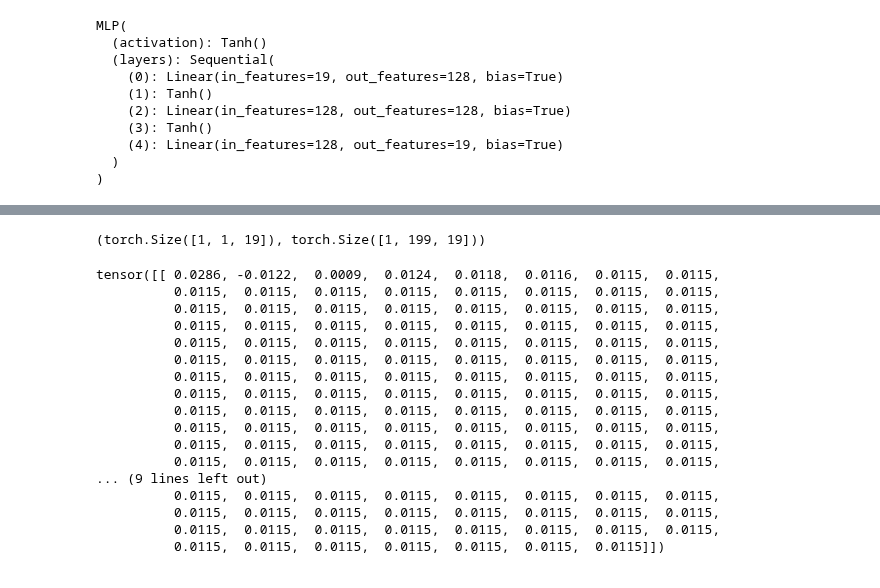
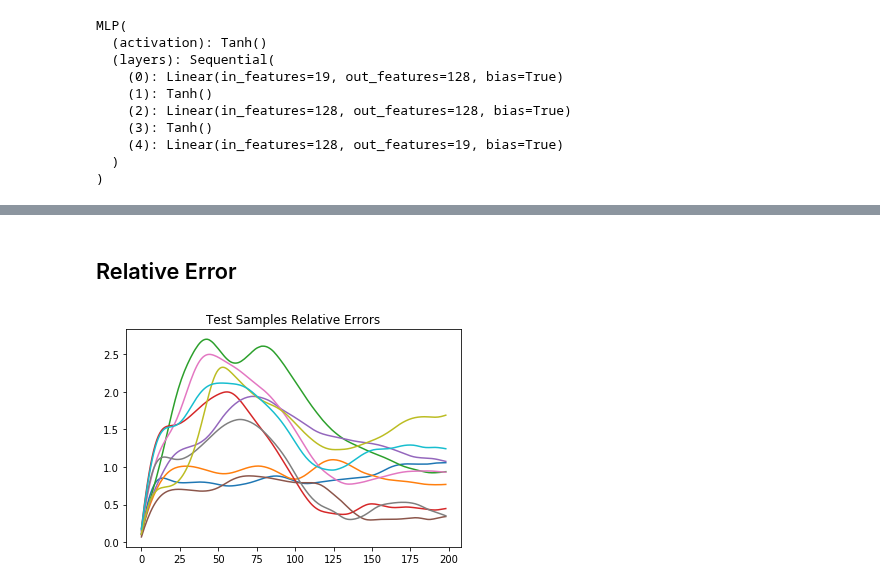
Before and after one commit to dwidemann/surrogates4sims, a Jupyter notebook: 08_latent_integration_network_mantaSVD.ipynb, the cells around one changed output, grey strips where cells are left out. Cells and saved outputs as stored; diff of their text form; code cells hidden in the pictures.

```diff
--- a/08_latent_integration_network_mantaSVD.ipynb
+++ b/08_latent_integration_network_mantaSVD.ipynb
@@ -736,42 +734,38 @@ np.mean(Err)
-# %%
-idx = 0 # choose one of the test samples
-testDataset = LatentVectors(test_data[idx:idx+1],doPreprocess=True,w=simLen-1,mx=x_mx,mn=x_mn)
-testDataLoader = DataLoader(dataset=testDataset, batch_size=1)
-X,y = next(iter(testDataLoader))
-X.shape, y.shape
-# %% [output]
-(torch.Size([1, 1, 19]), torch.Size([1, 199, 19]))
-# %%
-y[:,:,0]
-# %% [output]
-tensor([[ 0.0286, -0.0122,  0.0009,  0.0124,  0.0118,  0.0116,  0.0115,  0.0115,
-          0.0115,  0.0115,  0.0115,  0.0115,  0.0115,  0.0115,  0.0115,  0.0115,
-          0.0115,  0.0115,  0.0115,  0.0115,  0.0115,  0.0115,  0.0115,  0.0115,
-          0.0115,  0.0115,  0.0115,  0.0115,  0.0115,  0.0115,  0.0115,  0.0115,
-          0.0115,  0.0115,  0.0115,  0.0115,  0.0115,  0.0115,  0.0115,  0.0115,
-          0.0115,  0.0115,  0.0115,  0.0115,  0.0115,  0.0115,  0.0115,  0.0115,
-          0.0115,  0.0115,  0.0115,  0.0115,  0.0115,  0.0115,  0.0115,  0.0115,
-          0.0115,  0.0115,  0.0115,  0.0115,  0.0115,  0.0115,  0.0115,  0.0115,
-          0.0115,  0.0115,  0.0115,  0.0115,  0.0115,  0.0115,  0.0115,  0.0115,
-          0.0115,  0.0115,  0.0115,  0.0115,  0.0115,  0.0115,  0.0115,  0.0115,
-          0.0115,  0.0115,  0.0115,  0.0115,  0.0115,  0.0115,  0.0115,  0.0115,
-          0.0115,  0.0115,  0.0115,  0.0115,  0.0115,  0.0115,  0.0115,  0.0115,
-... (9 lines left out)
-          0.0115,  0.0115,  0.0115,  0.0115,  0.0115,  0.0115,  0.0115,  0.0115,
-          0.0115,  0.0115,  0.0115,  0.0115,  0.0115,  0.0115,  0.0115,  0.0115,
-          0.0115,  0.0115,  0.0115,  0.0115,  0.0115,  0.0115,  0.0115,  0.0115,
-          0.0115,  0.0115,  0.0115,  0.0115,  0.0115,  0.0115,  0.0115]])
+# %% [markdown]
+## Relative Error
 # %%
-xhat = X.to(device).clone()
-out = []
-for idx in range(y.shape[1]):
-    xhat = model(xhat).clone()
-    xhat[:,:,-p.shape[1]:] = y[:,idx:idx+1,-p.shape[1]:]
-    out.append(xhat)
-out = torch.stack(out).squeeze()
+def test_model_rel_err(model,test_ind,doPlot=False):
+    # last model
+    idx = test_ind # choose one of the test samples
+    testDataset = LatentVectors(test_data[idx:idx+1],doPreprocess=True,w=simLen-1,mx=x_mx,mn=x_mn)
+    testDataLoader = DataLoader(dataset=testDataset, batch_size=1)
+    X,y = next(iter(testDataLoader))
+    X.shape, y.shape
 
-yy = y.squeeze().to(device)
-err = []
-for i in range(out.shape[0]):
-    e = invPreprocess(yy[i].detach().cpu().numpy()) - invPreprocess(out[i].detach().cpu().numpy())
-    err.append(np.linalg.norm(e))
+    xhat = X.to(device).clone()
+    out = []
+    for idx in range(y.shape[1]):
+        xhat = model(xhat).clone()
+        xhat[:,:,-p.shape[1]:] = y[:,idx:idx+1,-p.shape[1]:]
+        out.append(xhat)
+    out = torch.stack(out).squeeze()
+
+    yy = y.squeeze().to(device)
+    err = []
+    for i in range(out.shape[0]):
+        label = invPreprocess(yy[i].detach().cpu().numpy())
+        e =  label - invPreprocess(out[i].detach().cpu().numpy())
+        err.append(np.linalg.norm(e)/np.linalg.norm(label))
+
+    if doPlot:
+        plt.plot(err)
+        plt.title('Test Samples Relative Errors'.format(test_ind))
+
+    return err
+# %%
+Err = []
+for idx in range(len(test_data)):
+    e = test_model_rel_err(model,idx,True)
+    Err.append(e)
+# %% [output]
+[figure, added]
```
Also changed, not shown: parts of 24 cells of this notebook.
